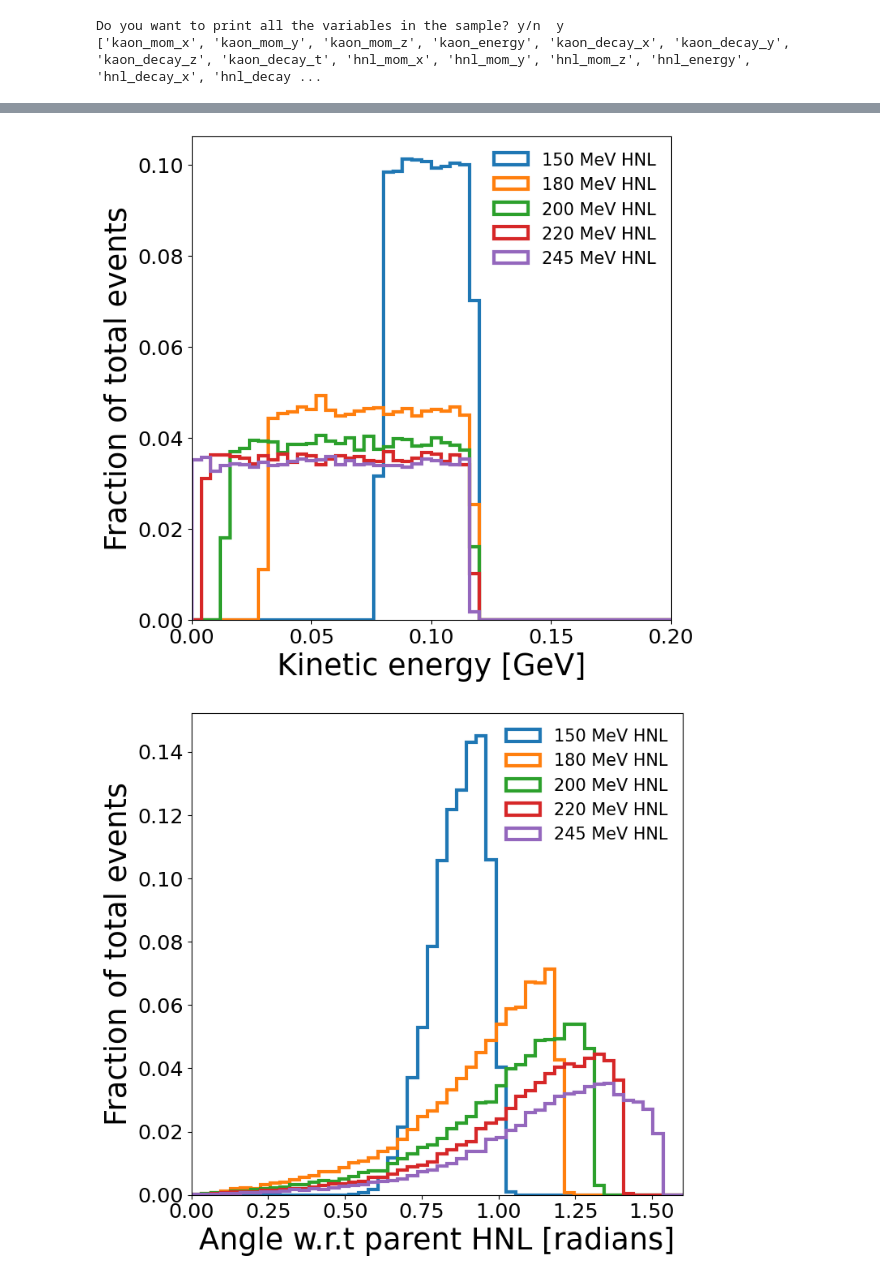
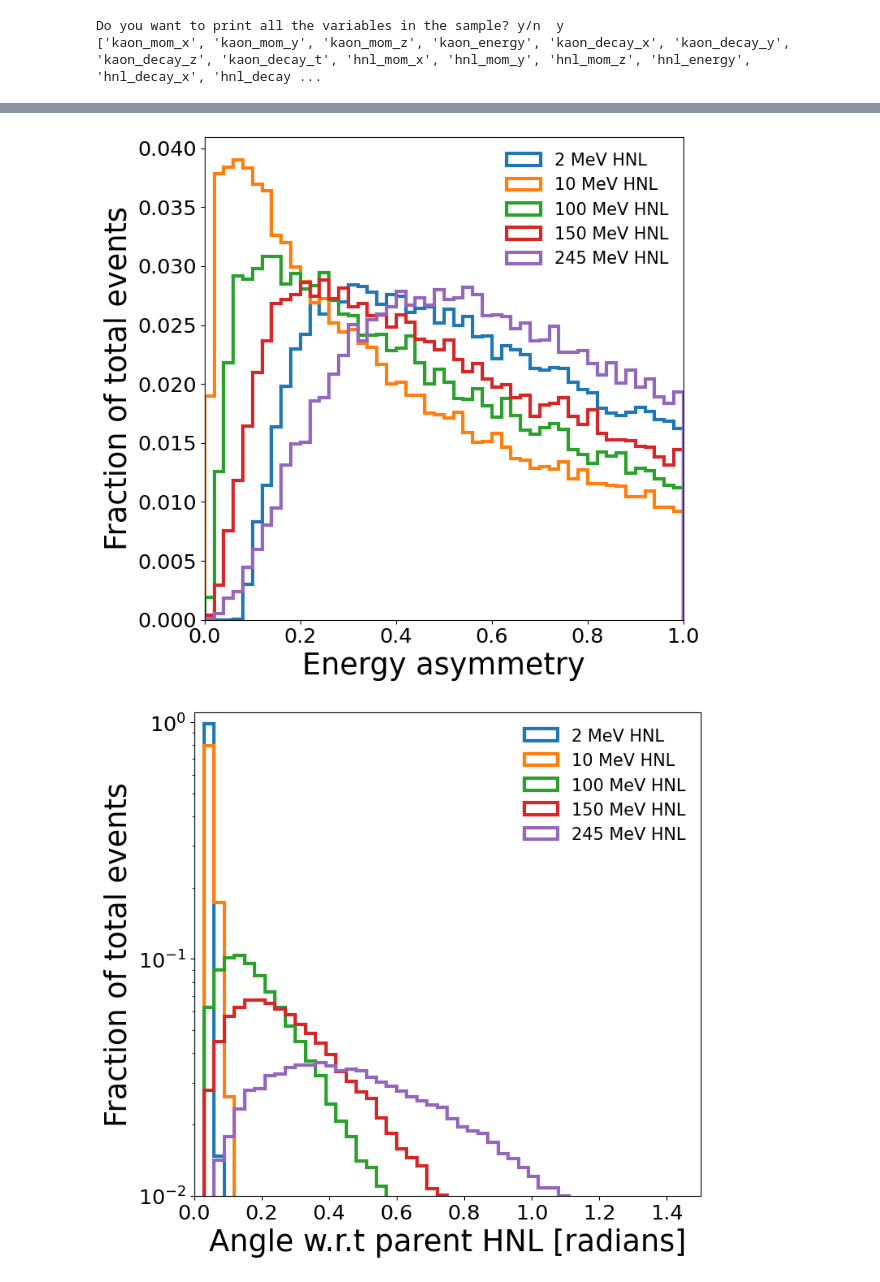
Before and after one commit to dmarsden01/uboone_HNL_analysis, a Jupyter notebook: Weighted_files_Truth.ipynb, the cells around one changed output, grey strips where cells are left out. Drawn from its saved outputs; the diff is of its cells as text; code cells hidden in the pictures.

```diff
--- a/Weighted_files_Truth.ipynb
+++ b/Weighted_files_Truth.ipynb
@@ -37,8 +37,8 @@ The kinematics vary signficantly between different masses of HNL, this script sh
 # %%
 Run = "run1" #so far either "run1" or "run3"
 
-load_lepton_signal = False
-load_pi0_signal = True
+load_lepton_signal = True
+load_pi0_signal = False
 
 FLATTEN = False #Mostly put as False
 
@@ -48,14 +48,14 @@ loc_pkls = f"../new_scalings/negwt_fix/"
 
 signal_samples_dict = {}
 
-# HNL_masses = [100, 150, 180, 200, 220]
-HNL_masses = Constants.HNL_mass_samples
+HNL_masses = [2, 10, 100, 150, 245]
+# HNL_masses = Constants.HNL_mass_samples
 variables = "*"
 
 if load_lepton_signal == True:
     for HNL_mass in HNL_masses:
         # signal_from_pkl = pd.read_pickle(loc_pkls+f"signal_{HNL_mass}MeV_{Run}_{variables_string}_{Flat_state}_New_gen.pkl")
-        uproot_file = uproot3.open(loc_pkls+f"{HNL_mass}MeV_ee_ONLY_fhc_majorana_negwt_fix.root")["generator/event_tree"]
+        uproot_file = uproot3.open(loc_pkls+f"{HNL_mass}MeV_ee_ONLY_fhc_dirac_negwt_fix.root")["generator/event_tree"]
         df_signal = uproot_file.pandas.df(variables, flatten=FLATTEN)
         signal_samples_dict[HNL_mass] = df_signal
         print(f"{HNL_mass}MeV Signal is "+str(len(signal_samples_dict[HNL_mass]))+" entries long.")
@@ -745,7 +748,7 @@ variable_names_dict = {'mc_px_sum':"Sum of x-momenta [GeV]", 'mc_py_sum':"Sum of
                        "mc_polar_angle_single":"Angle w.r.t parent HNL [radians]", 'mc_daughter1_polar_angle':"Daughter 1 angle w.r.t parent HNL [radians]",
                       'mc_daughter2_polar_angle':"Daughter 2 angle w.r.t parent HNL [radians]"}
 # %%
-var = 'mc_p_magnitude'
+var = 'mc_E_sub'
 plot_dict = {}
 Num_entries_dict = {}
 debug = False
@@ -753,7 +756,7 @@ debug = False
 plot_all_masses = False
 if plot_all_masses == True: plot_samples = sample_dict.keys()
 # if plot_all_masses == False: plot_samples = [2, 10, 50, 100, 150]
-if plot_all_masses == False: plot_samples = [150, 180, 200, 220, 245]
+if plot_all_masses == False: plot_samples = HNL_masses
 
 for sample in plot_samples:
     print(f"Mass is {sample} MeV")
@@ -761,7 +764,7 @@ for sample in plot_samples:
     plot_dict[sample], Num_entries_dict[sample] = remove_non_reco_vals(plot_dict[sample],debug=debug)
 
 print()
-var_2 = 'mc_E_kinetic'
+var_2 = 'mc_E_asymmetry'
 plot_dict_2 = {}
 Num_entries_dict_2 = {}
 
@@ -773,7 +776,7 @@ for sample in plot_samples:
 # plot_dict[150].head()
 # Particle.from_pdgid(11)
 print()
-var_3 = 'mc_polar_angle_single'
+var_3 = 'mc_polar_angle'
 plot_dict_3 = {}
 Num_entries_dict_3 = {}
 for sample in plot_samples:
@@ -810,14 +813,14 @@ Plot_variable_signal(var, HNL_samples_dict=plot_dict, xlabel=variable_names_dict
 # %%
-Plot_variable_signal(var_2, HNL_samples_dict=plot_dict_2, xlabel=variable_names_dict[var_2], xlims=[0,0.2], ylims=[], bins=50,
+Plot_variable_signal(var_2, HNL_samples_dict=plot_dict_2, xlabel=variable_names_dict[var_2], xlims=[0,1.0], ylims=[], bins=50,
                      figsize=[8,8], dpi=100, MergeBins=False, density=True,legloc="best",logy = False,
-                     cutline = None, savefig=True, filename = f"pi0_major_{var_2}_{Run}",fraction=True)
+                     cutline = None, savefig=True, filename = f"ee_dirac_{var_2}_{Run}",fraction=True)
 # %% [output]
-[figure, old version]
+[figure, new version]
 # %%
-if load_pi0_signal == True:
-    Plot_variable_signal(var_3, HNL_samples_dict=plot_dict_3, xlabel=variable_names_dict[var_3], xlims=[0,1.6], bins=50,
-                     figsize=[8,8], dpi=100, MergeBins=False, density=True,legloc="upper right",logy = False,
-                     cutline = None, savefig=True, filename = f"pi0_major_{var_3}_{Run}",fraction=True)
+# if load_pi0_signal == True:
+Plot_variable_signal(var_3, HNL_samples_dict=plot_dict_3, xlabel=variable_names_dict[var_3], xlims=[0,1.5],ylims=[1e-2,1.1], bins=50,
+                 figsize=[8,8], dpi=100, MergeBins=False, density=True,legloc="best",logy = True,
+                 cutline = None, savefig=True, filename = f"ee_dirac_{var_3}_{Run}",fraction=True)
 # %% [output]
-[figure, old version]
+[figure, new version]
 # %%
```
Also changed, not shown: parts of 9 cells of this notebook, 13 other files.
